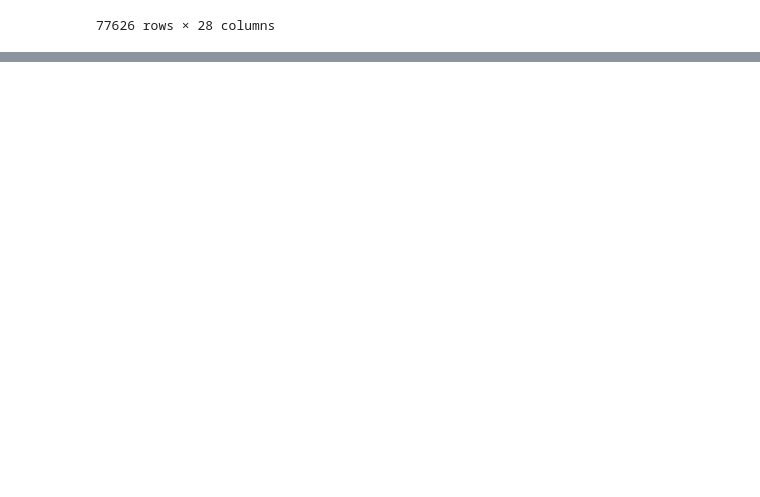
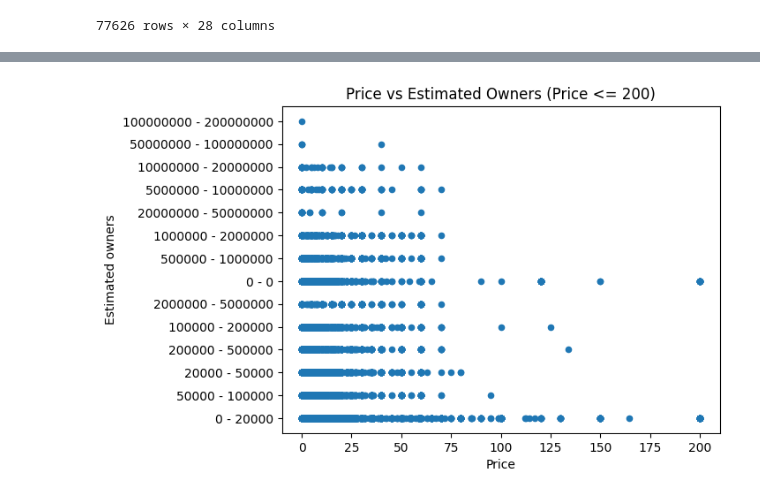
Before and after one commit to arina-sbz/games-cluster-analysis, a Jupyter notebook: games_analysis.ipynb, the cells around one changed output, grey strips where cells are left out. Saved outputs shown, nothing was run; the diff lists cells and outputs as text; code cells hidden in the pictures; blank space fills up the shorter version.

```diff
--- a/games_analysis.ipynb
+++ b/games_analysis.ipynb
@@ -123,0 +164,9 @@ See the caveats in the documentation: https://pandas.pydata.org/pandas-docs/stab
+# %%
+# Filter the data to zoom in on Price <= 200
+df_filtered = df[df['Price'] <= 200]
+
+# Replot the scatter plot for Price vs Estimated Owners (Price <= 200)
+df_filtered.plot(kind='scatter', x='Price', y='Estimated owners', title='Price vs Estimated Owners (Price <= 200)')
+plt.show()
+# %% [output]
+[figure, added]
```
Also changed, not shown: parts of 52 cells of this notebook, 1 other file.
